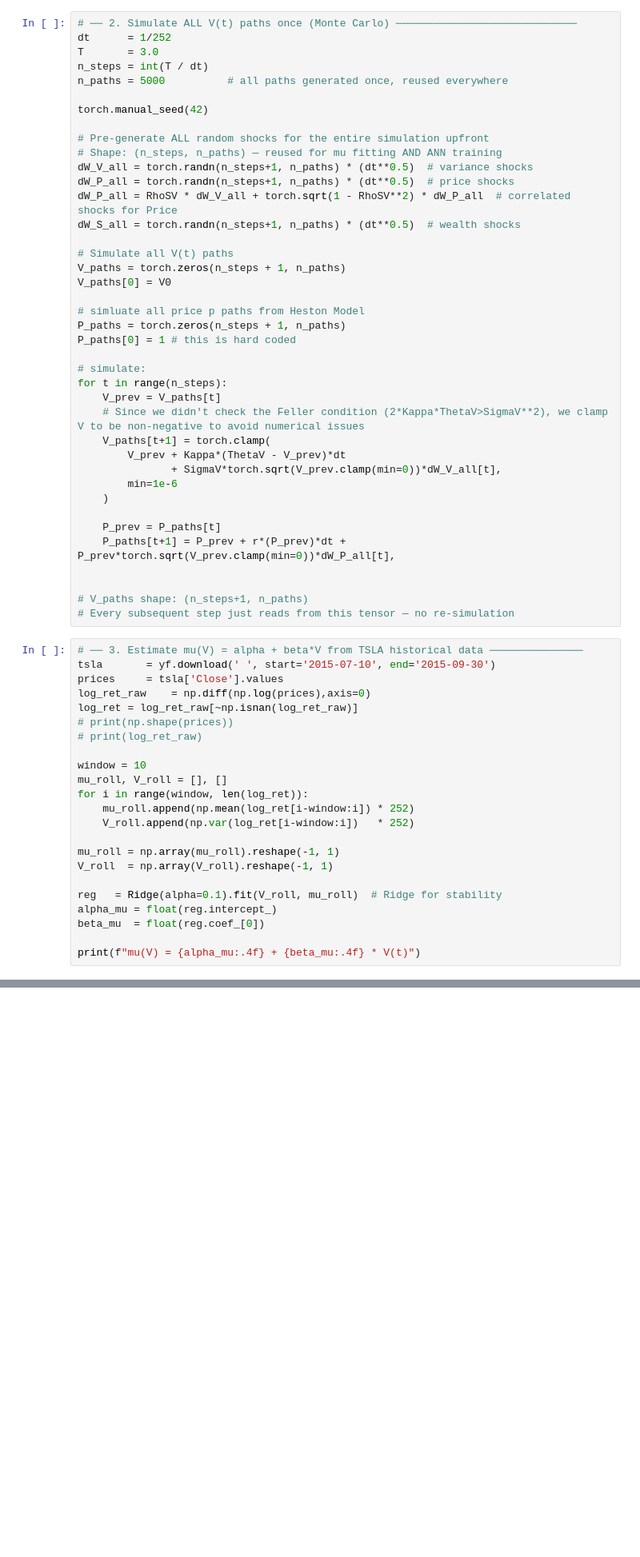
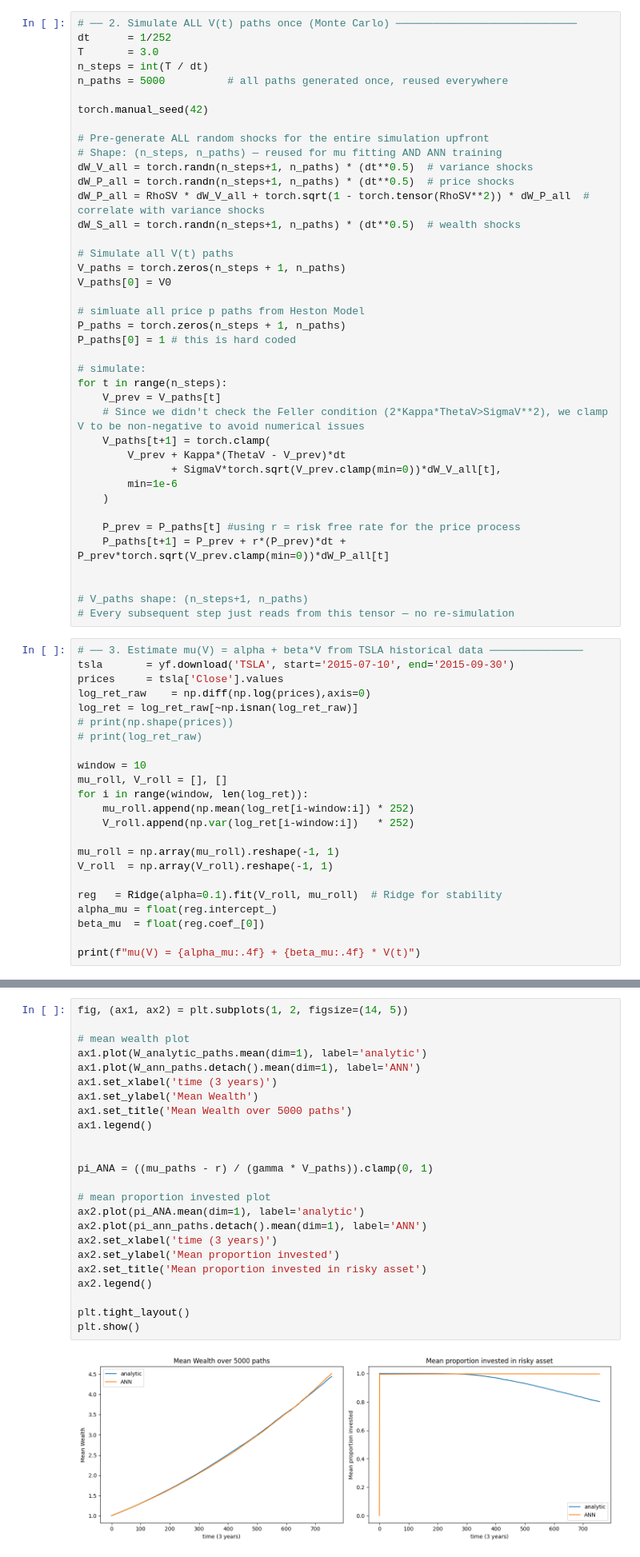
Before and after one commit to grayson-myers/portfolio-optimization-project, a Jupyter notebook: simulations_optimization.ipynb, the cells around one changed output, grey strips where cells are left out. Shown at 80% size. Cells and saved outputs as stored; diff of their text form; blank space fills up the shorter version.

Commit message:
uhhhh tried to add plots

```diff
--- a/simulations_optimization.ipynb
+++ b/simulations_optimization.ipynb
@@ -43,7 +32,7 @@ torch.manual_seed(42)
 # Shape: (n_steps, n_paths) — reused for mu fitting AND ANN training
 dW_V_all = torch.randn(n_steps+1, n_paths) * (dt**0.5)  # variance shocks
 dW_P_all = torch.randn(n_steps+1, n_paths) * (dt**0.5)  # price shocks
-dW_P_all = RhoSV * dW_V_all + torch.sqrt(1 - RhoSV**2) * dW_P_all  # correlated shocks for Price
+dW_P_all = RhoSV * dW_V_all + torch.sqrt(1 - torch.tensor(RhoSV**2)) * dW_P_all  # correlate with variance shocks
 dW_S_all = torch.randn(n_steps+1, n_paths) * (dt**0.5)  # wealth shocks
 
 # Simulate all V(t) paths
@@ -64,15 +53,15 @@ for t in range(n_steps):
         min=1e-6
     )
 
-    P_prev = P_paths[t]
-    P_paths[t+1] = P_prev + r*(P_prev)*dt + P_prev*torch.sqrt(V_prev.clamp(min=0))*dW_P_all[t],
+    P_prev = P_paths[t] #using r = risk free rate for the price process
+    P_paths[t+1] = P_prev + r*(P_prev)*dt + P_prev*torch.sqrt(V_prev.clamp(min=0))*dW_P_all[t]
 
 
 # V_paths shape: (n_steps+1, n_paths)
 # Every subsequent step just reads from this tensor — no re-simulation
 # %%
 # ── 3. Estimate mu(V) = alpha + beta*V from TSLA historical data ───────────────
-tsla       = yf.download(' ', start='2015-07-10', end='2015-09-30')
+tsla       = yf.download('TSLA', start='2015-07-10', end='2015-09-30')
 prices     = tsla['Close'].values
 log_ret_raw    = np.diff(np.log(prices),axis=0)
 log_ret = log_ret_raw[~np.isnan(log_ret_raw)]
@@ -222,0 +280,26 @@ plt.show()
+# %%
+fig, (ax1, ax2) = plt.subplots(1, 2, figsize=(14, 5))
+
+# mean wealth plot
+ax1.plot(W_analytic_paths.mean(dim=1), label='analytic')
+ax1.plot(W_ann_paths.detach().mean(dim=1), label='ANN')
+ax1.set_xlabel('time (3 years)')
+ax1.set_ylabel('Mean Wealth')
+ax1.set_title('Mean Wealth over 5000 paths')
+ax1.legend()
+
+
+pi_ANA = ((mu_paths - r) / (gamma * V_paths)).clamp(0, 1)
+
+# mean proportion invested plot
+ax2.plot(pi_ANA.mean(dim=1), label='analytic')
+ax2.plot(pi_ann_paths.detach().mean(dim=1), label='ANN')
+ax2.set_xlabel('time (3 years)')
+ax2.set_ylabel('Mean proportion invested')
+ax2.set_title('Mean proportion invested in risky asset')
+ax2.legend()
+
+plt.tight_layout()
+plt.show()
+# %% [output]
+[figure, added]
```
Also changed, not shown: parts of 8 cells of this notebook, 1 other file.
